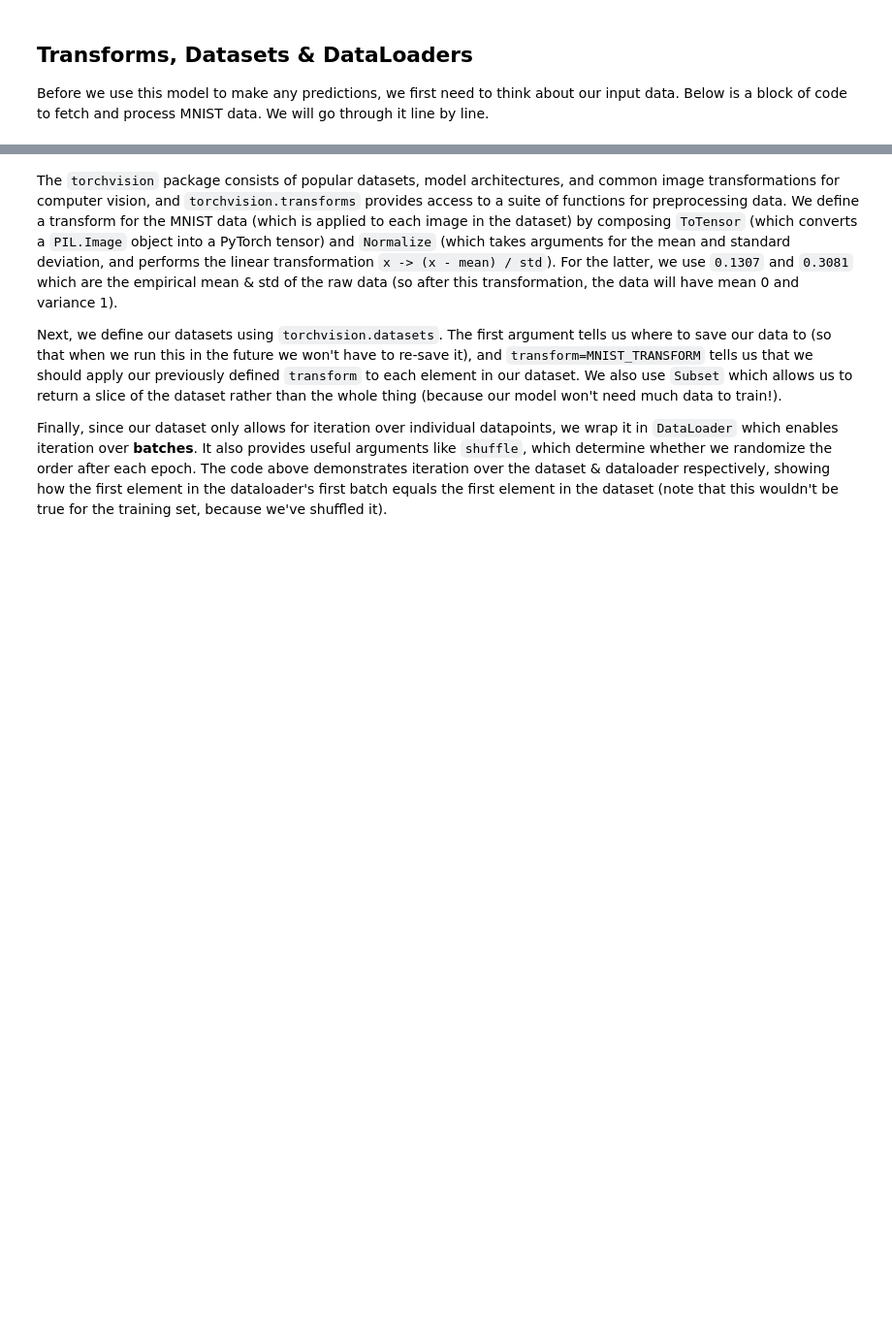
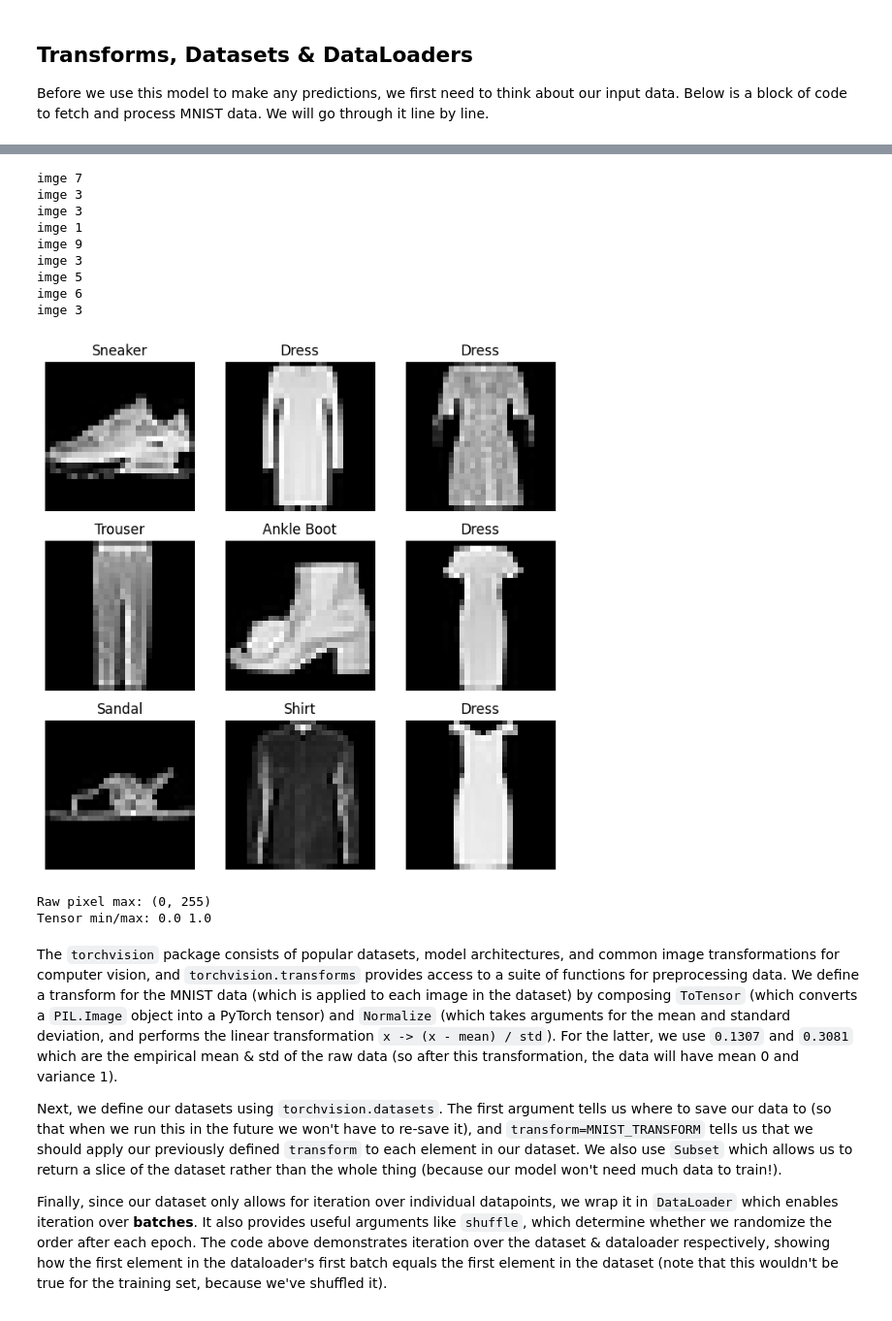
Before and after one commit to deadex-ng/arena, a Jupyter notebook: chapter0_fundamentals/exercises/part2_cnns/0.2_CNNs_&_ResNets_exercises.ipynb, the cells around one changed output, grey strips where cells are left out. Shown at 97% size. Saved outputs shown, nothing was run; the diff lists cells and outputs as text; code cells hidden in the pictures; folded sections open; blank space fills up the shorter version.

Commit message:
Worked on Transforms, Datasets and Dataloaders

```diff
--- a/chapter0_fundamentals/exercises/part2_cnns/0.2_CNNs_&_ResNets_exercises.ipynb
+++ b/chapter0_fundamentals/exercises/part2_cnns/0.2_CNNs_&_ResNets_exercises.ipynb
@@ -659,3 +647,78 @@ assert label == label_batch[0].item()
+# %%
+import torch
+from torch.utils.data import Dataset
+from torchvision import datasets
+from torchvision.transforms import ToTensor
+import matplotlib.pyplot as plt
+
+
+training_data = datasets.FashionMNIST(
+    root="data",
+    train=True,
+    download=True,
+    transform=ToTensor()
+)
+
+test_data = datasets.FashionMNIST(
+    root="data",
+    train=False,
+    download=True,
+    transform=ToTensor()
+)
+# %%
+labels_map = {
+    0: "T-Shirt",
+    1: "Trouser",
+    2: "Pullover",
+    3: "Dress",
+    4: "Coat",
+    5: "Sandal",
+    6: "Shirt",
+    7: "Sneaker",
+    8: "Bag",
+    9: "Ankle Boot",
+}
+figure = plt.figure(figsize=(8, 8))
+cols, rows = 3, 3
+for i in range(1, cols * rows + 1):
+    sample_idx = torch.randint(len(training_data), size=(1,)).item()
+    img, label = training_data[sample_idx]
+    print("imge", label)
+    figure.add_subplot(rows, cols, i)
+    plt.title(labels_map[label])
+    plt.axis("off")
+    plt.imshow(img.squeeze(), cmap="gray")
+plt.show()
+# %% [output]
+imge 7
+imge 3
+imge 3
+imge 1
+imge 9
+imge 3
+imge 5
+imge 6
+imge 3
+[figure, added]
+# %%
+from torchvision import datasets, transforms
+
+dataset_raw = datasets.MNIST(
+    "data", train=True, download=True, transform=None
+)
+
+dataset_tensor = datasets.MNIST(
+    "data", train=True, download=True, transform=transforms.ToTensor()
+)
+
+raw_img, _ = dataset_raw[0]
+tensor_img, _ = dataset_tensor[0]
+
+print("Raw pixel max:", raw_img.getextrema())
+print("Tensor min/max:", tensor_img.min().item(), tensor_img.max().item())
+# %% [output]
+Raw pixel max: (0, 255)
+Tensor min/max: 0.0 1.0
 # %% [markdown]
 The `torchvision` package consists of popular datasets, model architectures, and common image transformations for computer vision, and `torchvision.transforms` provides access to a suite of functions for preprocessing data. We define a transform for the MNIST data (which is applied to each image in the dataset) by composing `ToTensor` (which converts a `PIL.Image` object into a PyTorch tensor) and `Normalize` (which takes arguments for the mean and standard deviation, and performs the linear transformation `x -> (x - mean) / std`). For the latter, we use `0.1307` and `0.3081` which are the empirical mean & std of the raw data (so after this transformation, the data will have mean 0 and variance 1).
 
```
Also changed, not shown: parts of 4 cells of this notebook.
